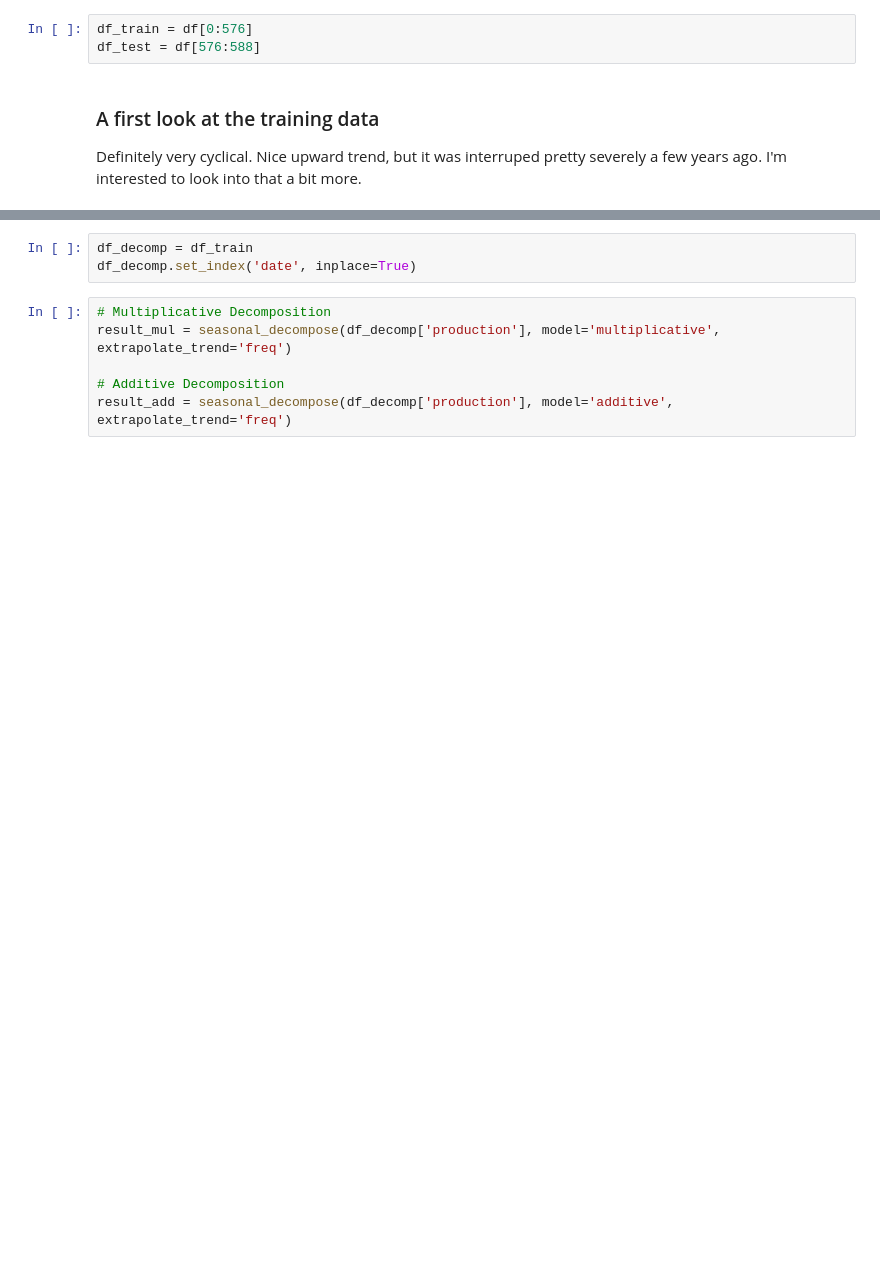
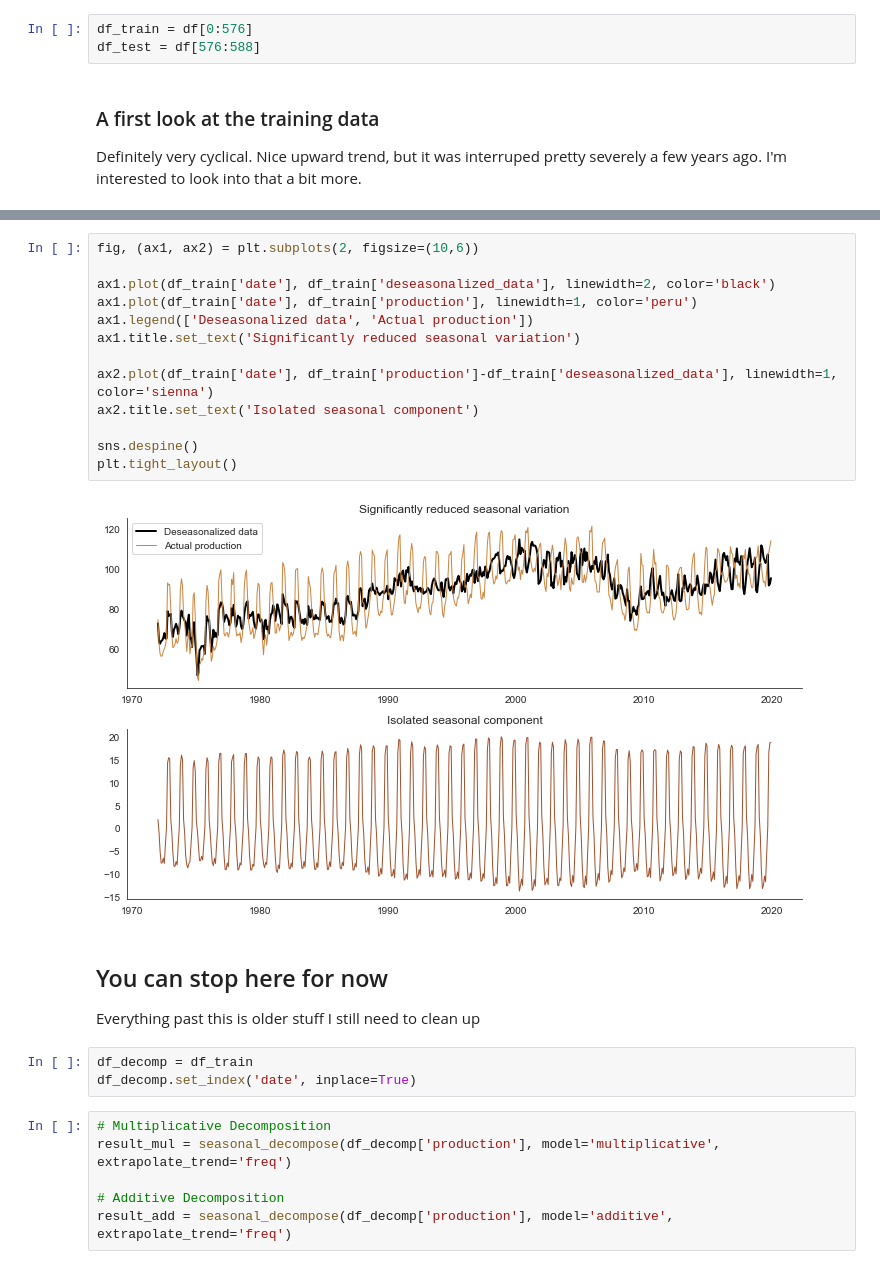
Before and after one commit to EricPostMaster/halloween-candy-production, a Jupyter notebook: candy-time-series.ipynb, the cells around one changed output, grey strips where cells are left out. Cells and saved outputs as stored; diff of their text form; blank space fills up the shorter version.

```diff
--- a/candy-time-series.ipynb
+++ b/candy-time-series.ipynb
@@ -26,3 +102,22 @@ df_train['production'].plot(kind='line')
+# %%
+fig, (ax1, ax2) = plt.subplots(2, figsize=(10,6))
+
+ax1.plot(df_train['date'], df_train['deseasonalized_data'], linewidth=2, color='black')
+ax1.plot(df_train['date'], df_train['production'], linewidth=1, color='peru')
+ax1.legend(['Deseasonalized data', 'Actual production'])
+ax1.title.set_text('Significantly reduced seasonal variation')
+
+ax2.plot(df_train['date'], df_train['production']-df_train['deseasonalized_data'], linewidth=1, color='sienna')
+ax2.title.set_text('Isolated seasonal component')
+
+sns.despine()
+plt.tight_layout()
+# %% [output]
+[figure, added]
+# %% [markdown]
+## You can stop here for now
+
+Everything past this is older stuff I still need to clean up
 # %%
 df_decomp = df_train
 df_decomp.set_index('date', inplace=True)
```
Also changed, not shown: parts of 12 cells of this notebook, 2 other files.
